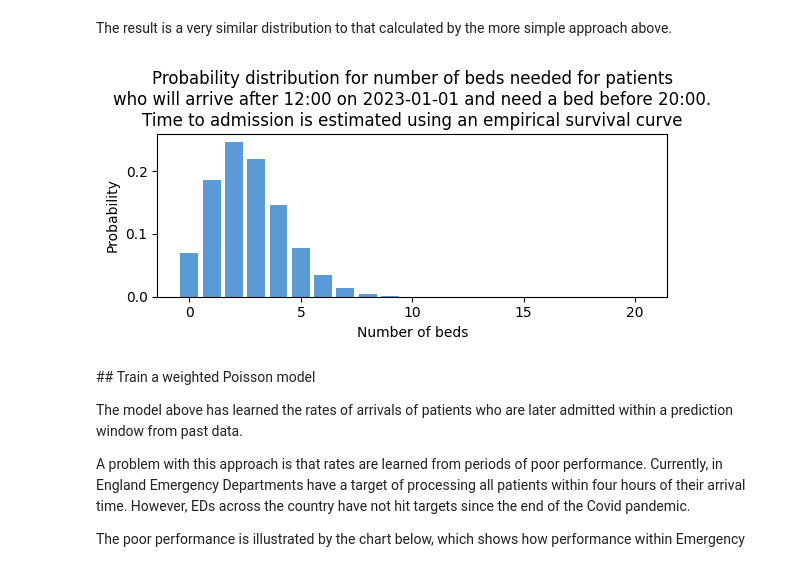
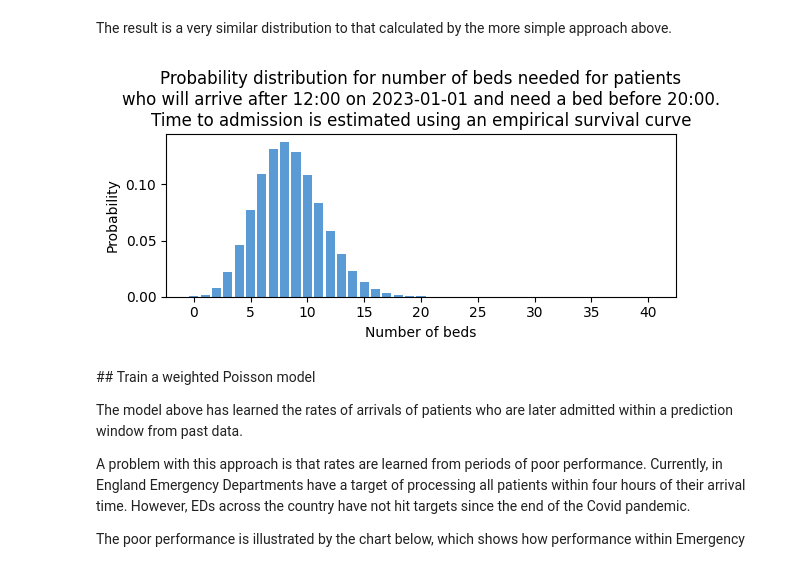
Before and after one commit to UCL-CORU/patientflow, a Jupyter notebook: notebooks/3c_Predict_bed_counts_without_using_patient_snapshots.ipynb, the cells around one changed output. Drawn from its saved outputs; the diff is of its cells as text; code cells hidden in the pictures.

```diff
--- a/notebooks/3c_Predict_bed_counts_without_using_patient_snapshots.ipynb
+++ b/notebooks/3c_Predict_bed_counts_without_using_patient_snapshots.ipynb
@@ -26,6 +23,6 @@ I will generate some fake data on patients in an Emergency Department (ED) using
 # %%
 from patientflow.generate import create_fake_finished_visits
-visits_df, _, _ = create_fake_finished_visits('2023-01-01', '2023-04-01', 25)
+visits_df, _, _ = create_fake_finished_visits('2023-01-01', '2023-04-01', mean_patients_per_day=50, admitted_only=True)
 visits_df.head()
 # %% [output]
 |  | patient_id | visit_number | arrival_datetime | departure_datetime | is_admitted | age |
@@ -41,7 +38,7 @@ Note - if you follow my approach using your own data, make sure you start with a
 # %%
 import pandas as pd
 
-inpatient_arrivals = visits_df[visits_df.is_admitted == 1].rename(columns = {'departure_datetime': 'admitted_to_ward_datetime'}).drop(columns = 'is_admitted')
+inpatient_arrivals = visits_df.rename(columns = {'departure_datetime': 'admitted_to_ward_datetime'}).drop(columns = 'is_admitted')
 inpatient_arrivals['arrival_datetime'] = pd.to_datetime(inpatient_arrivals['arrival_datetime'])
 # %% [markdown]
 I will generate an array of dates covered by the data I've loaded. I'm calling these `snapshot_dates` for consistency.
@@ -281,15 +280,15 @@ The result is a very similar distribution to that calculated by the more simple
 # %%
 from patientflow.viz.prob_dist_plot import prob_dist_plot
 from patientflow.viz.utils import format_prediction_time
 title = (
     f'Probability distribution for number of beds needed for patients'
     f'\nwho will arrive after {format_prediction_time((12,0))} on {snapshot_dates[0]} and need a bed before 20:00.'
     f'\nTime to admission is estimated using an empirical survival curve'
 )
 prob_dist_plot(combined_dist, title,
-    include_titles=True)
+    include_titles=True, truncate_at_beds=40)
 # %% [output]
-[figure, old version]
+[figure, new version]
 # %% [markdown]
 ## Train a weighted Poisson model
 
```
Also changed, not shown: parts of 19 cells of this notebook, 2 other files.
